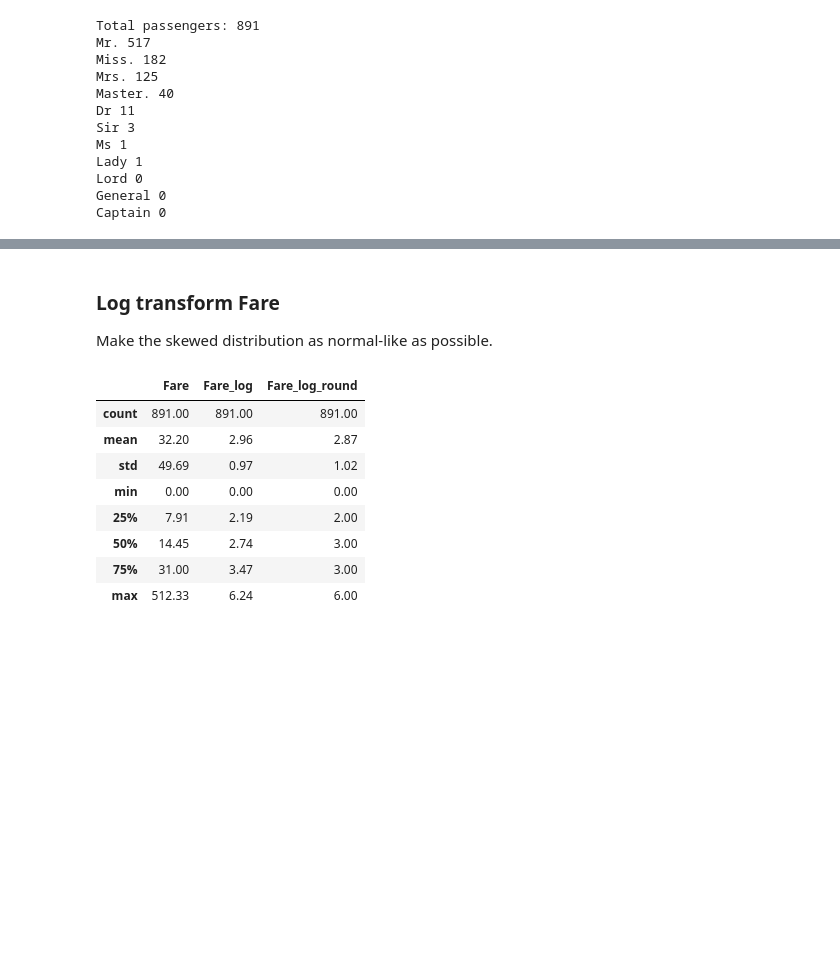
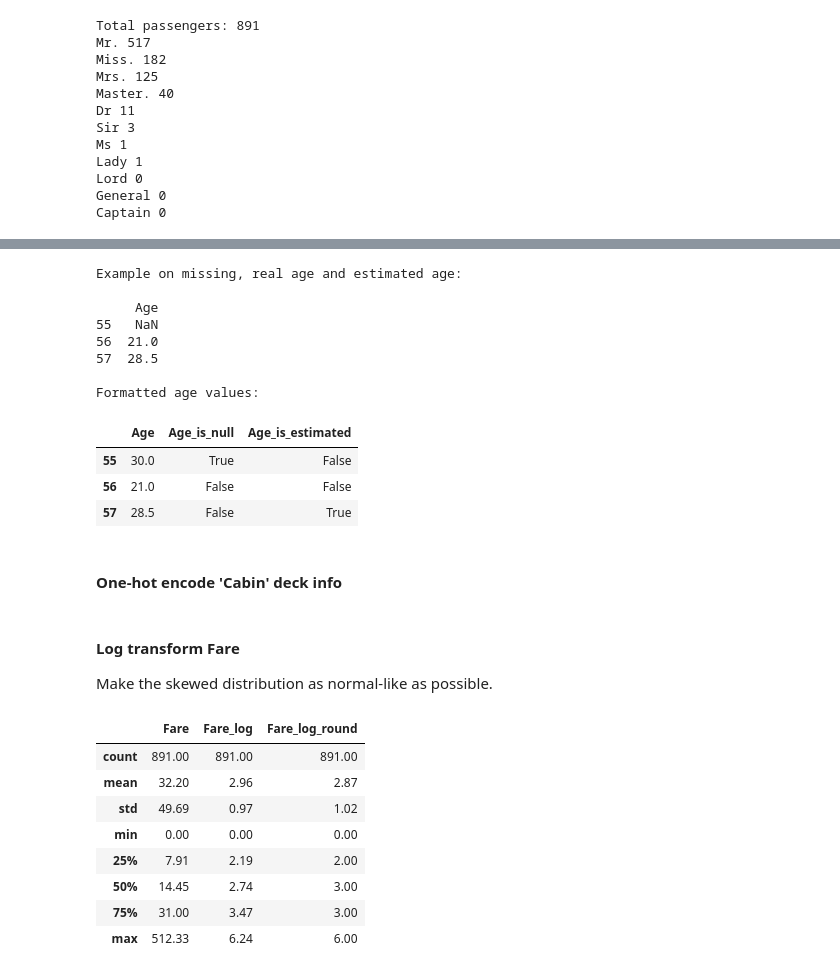
Before and after one commit to korjusk/Titanic, a Jupyter notebook: titanic_notebook.ipynb, the cells around one changed output, grey strips where cells are left out. Cells and saved outputs as stored; diff of their text form; code cells hidden in the pictures; blank space fills up the shorter version.

```diff
--- a/titanic_notebook.ipynb
+++ b/titanic_notebook.ipynb
@@ -155,3 +160,38 @@ print(len(df[df.Age_is_null == True]), 'passengers are without age.')
+# %%
+# Display old values
+print('Example on missing, real age and estimated age: \n')
+print(df[['Age']][55:58])
+
+# Make new column, True if age is NaN
+df['Age_is_null'] = df.Age.isnull()
+
+# Replace NaN values with mean Age
+mean_age = int(round(df.Age.mean()))
+df['Age'] = df['Age'].fillna(mean_age)
+
+# Make new column, True if age is estimated
+estimated_selection = df['Age'].astype(int) != df['Age']
+fractional_selection = df['Age'] < 1
+df['Age_is_estimated'] = estimated_selection & ~fractional_selection
+
+# Display new values
+print('\nFormatted age values:')
+df[['Age', 'Age_is_null', 'Age_is_estimated']][55:58]
+# %% [output]
+Example on missing, real age and estimated age:
+
+     Age
+55   NaN
+56  21.0
+57  28.5
+
+Formatted age values:
+|  | Age | Age_is_null | Age_is_estimated |
+| 55 | 30.0 | True | False |
+| 56 | 21.0 | False | False |
+| 57 | 28.5 | False | True |
+# %% [markdown]
+#### One-hot encode 'Cabin' deck info
 # %%
 df['Deck_a'] = df.Cabin.str.contains('A', na=False)
 df['Deck_b'] = df.Cabin.str.contains('B', na=False)
@@ -161,7 +201,7 @@ df['Deck_e'] = df.Cabin.str.contains('E', na=False)
 df['Deck_f'] = df.Cabin.str.contains('F', na=False)
 df['Deck_g'] = df.Cabin.str.contains('G', na=False)
 # %% [markdown]
-### Log transform Fare
+#### Log transform Fare
 Make the skewed distribution as normal-like as possible.
 # %%
 df['Fare_log'] = np.log((1 + df['Fare']))
```
Also changed, not shown: parts of 24 cells of this notebook, 2 other files.
